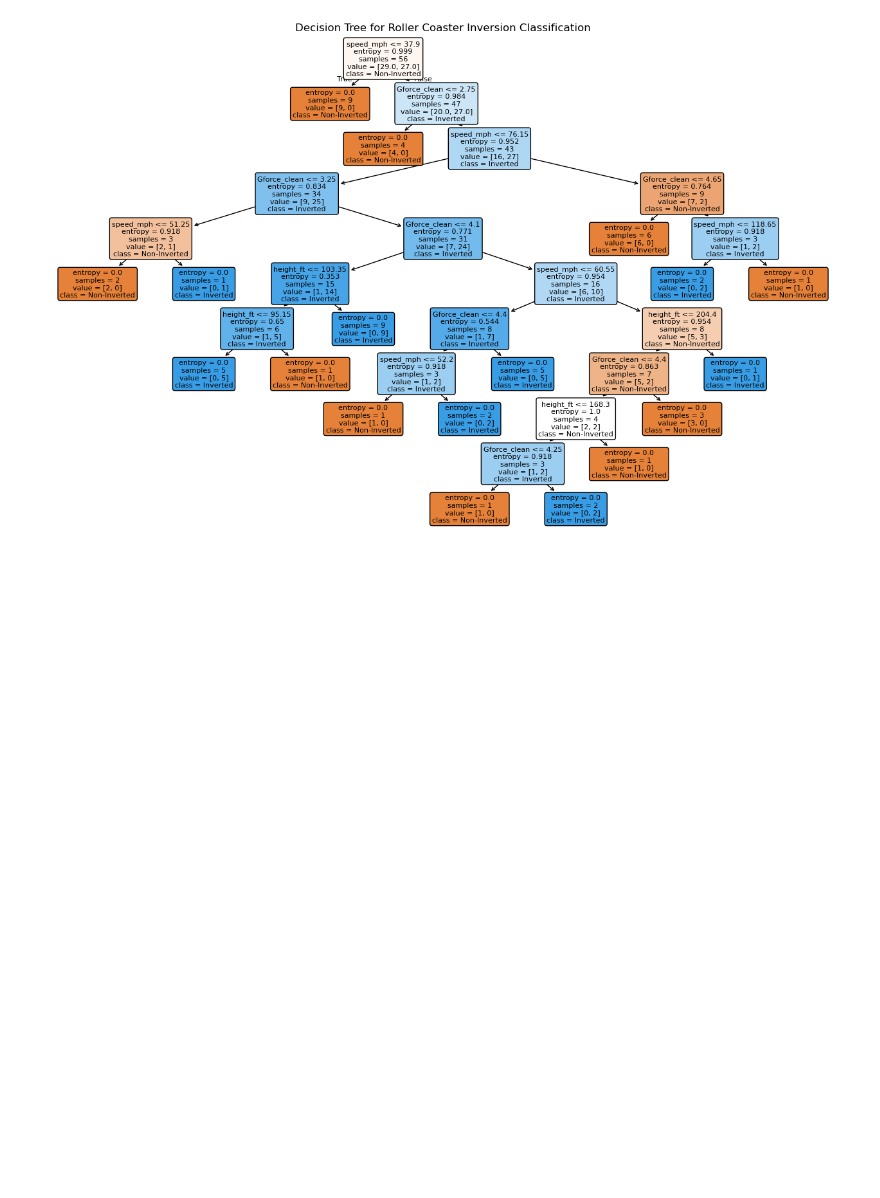
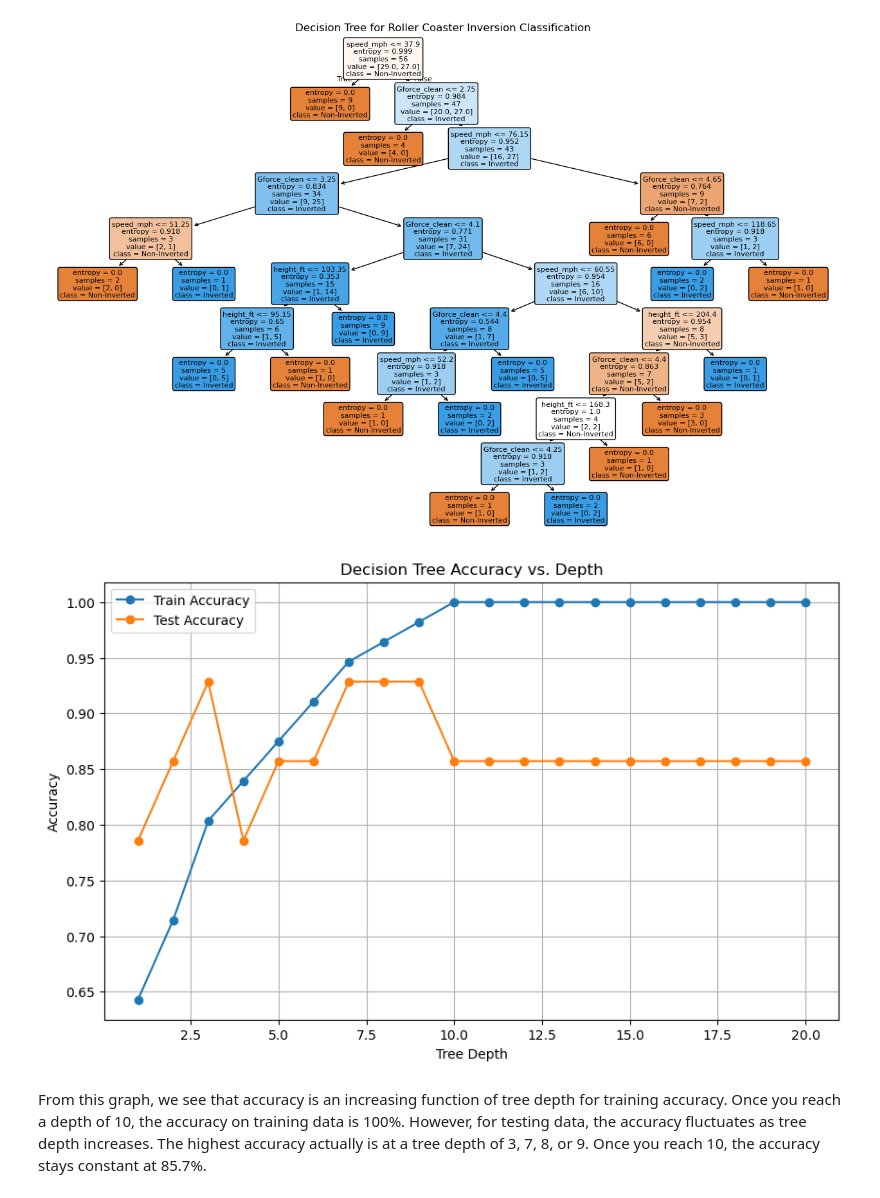
Before and after one commit to legendschwab/cmor438individual, a Jupyter notebook: Supervised Machine Learning/6. Decision Trees/decisiontreecoaster.ipynb, the cells around one changed output. Saved outputs shown, nothing was run; the diff lists cells and outputs as text; code cells hidden in the pictures; blank space fills up the shorter version.

```diff
--- a/Supervised Machine Learning/6. Decision Trees/decisiontreecoaster.ipynb
+++ b/Supervised Machine Learning/6. Decision Trees/decisiontreecoaster.ipynb
@@ -79,3 +79,30 @@ plt.title("Decision Tree for Roller Coaster Inversion Classification")
 plt.show()
 # %% [output]
 [figure]
+# %%
+depths = range(1, 21)
+train_accuracies = []
+test_accuracies = []
+
+for depth in depths:
+    clf = DecisionTreeClassifier(max_depth=depth, criterion='entropy', random_state=42)
+    clf.fit(X_train, y_train)
+    train_pred = clf.predict(X_train)
+    test_pred = clf.predict(X_test)
+    train_accuracies.append(accuracy_score(y_train, train_pred))
+    test_accuracies.append(accuracy_score(y_test, test_pred))
+
+# Plotting
+plt.figure(figsize=(10, 6))
+plt.plot(depths, train_accuracies, label='Train Accuracy', marker='o')
+plt.plot(depths, test_accuracies, label='Test Accuracy', marker='o')
+plt.xlabel('Tree Depth')
+plt.ylabel('Accuracy')
+plt.title('Decision Tree Accuracy vs. Depth')
+plt.legend()
+plt.grid(True)
+plt.show()
+# %% [output]
+[figure, added]
+# %% [markdown]
+From this graph, we see that accuracy is an increasing function of tree depth for training accuracy. Once you reach a depth of 10, the accuracy on training data is 100%. However, for testing data, the accuracy fluctuates as tree depth increases. The highest accuracy actually is at a tree depth of 3, 7, 8, or 9. Once you reach 10, the accuracy stays constant at 85.7%.
```
Also changed, not shown: parts of 2 cells of this notebook.
